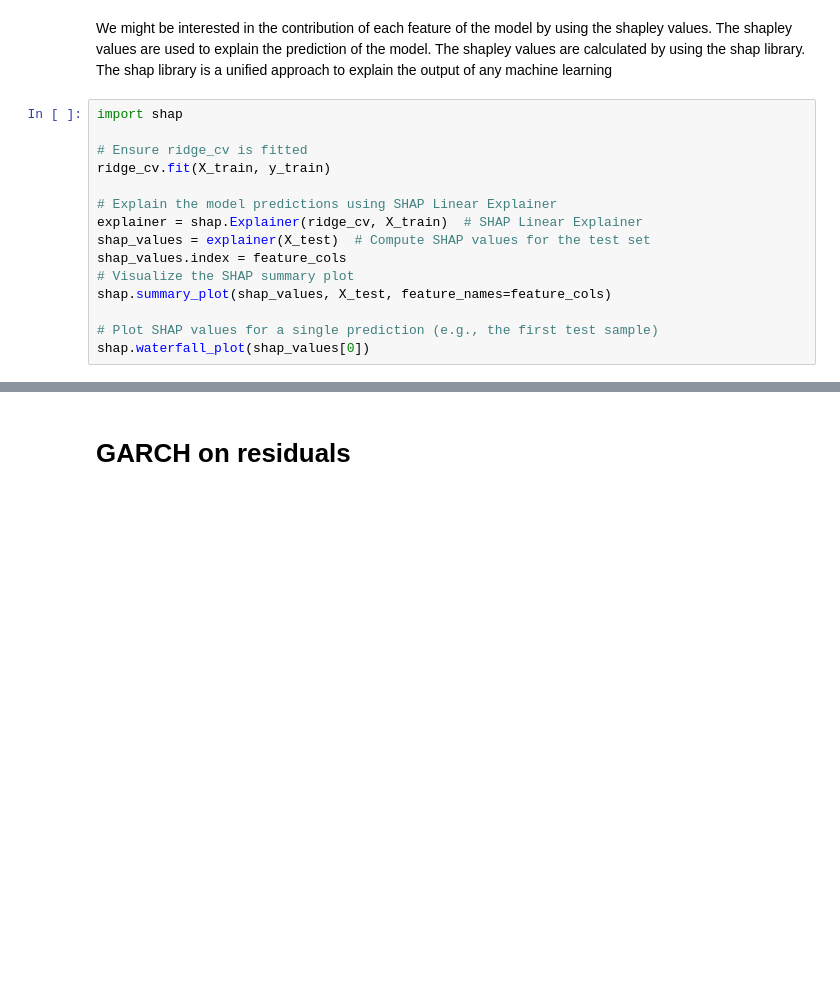
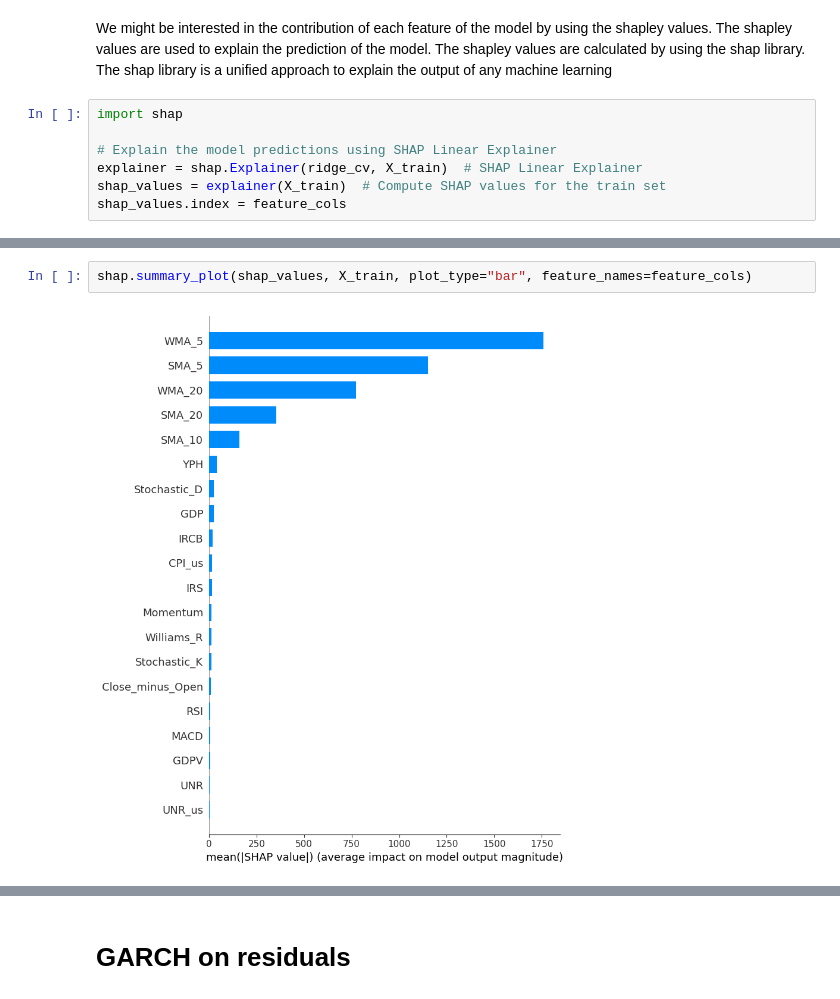
Before and after one commit to mathis-blln/projet_STA, a Jupyter notebook: Machine learning models/regression_ridge.ipynb, the cells around one changed output, grey strips where cells are left out. Cells and saved outputs as stored; diff of their text form; blank space fills up the shorter version.

```diff
--- a/Machine learning models/regression_ridge.ipynb
+++ b/Machine learning models/regression_ridge.ipynb
@@ -155,15 +155,7 @@ We might be interested in the contribution of each feature of the model by using
 # %%
 import shap
 
-# Ensure ridge_cv is fitted
-ridge_cv.fit(X_train, y_train)
-
 # Explain the model predictions using SHAP Linear Explainer
 explainer = shap.Explainer(ridge_cv, X_train)  # SHAP Linear Explainer
-shap_values = explainer(X_test)  # Compute SHAP values for the test set
+shap_values = explainer(X_train)  # Compute SHAP values for the train set
 shap_values.index = feature_cols
-# Visualize the SHAP summary plot
-shap.summary_plot(shap_values, X_test, feature_names=feature_cols)
-
-# Plot SHAP values for a single prediction (e.g., the first test sample)
-shap.waterfall_plot(shap_values[0])
@@ -181,0 +169,4 @@ shap.plots.beeswarm(shap_values)
+# %%
+shap.summary_plot(shap_values, X_train, plot_type="bar", feature_names=feature_cols)
+# %% [output]
+[figure, added]
```
Also changed, not shown: parts of 8 cells of this notebook, 6 other files.
